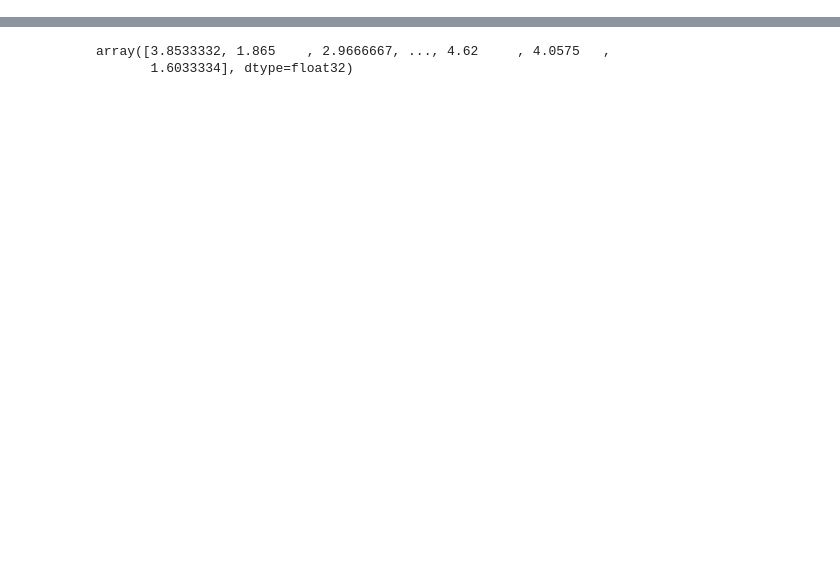
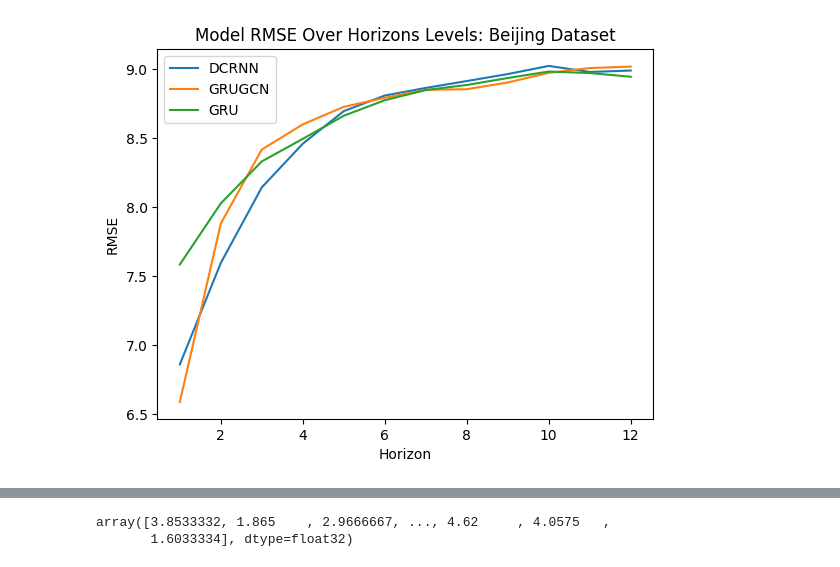
Before and after one commit to mattalajas/GEODE2025, a Jupyter notebook: Forecasting/pred.ipynb, the cells around one changed output, grey strips where cells are left out. Cells and saved outputs as stored; diff of their text form; code cells hidden in the pictures; blank space fills up the shorter version.

```diff
--- a/Forecasting/pred.ipynb
+++ b/Forecasting/pred.ipynb
@@ -187,0 +242,23 @@ Arguments ['edge_weight', 'edge_index'] are filtered out. Only args ['u', 'x'] a
+# %%
+titles = ['DCRNN', 'GRUGCN', 'GRU']
+
+for ind, deet in enumerate(deets):
+    model_rmses = []
+
+    for i in range(12):
+        y_hat = deet[0][:, i, :, :]
+        y_true = deet[1][:, i, :, :]
+        mask = deet[2]
+        rmse = numpy_metrics.rmse(y_hat, y_true, mask)
+
+        model_rmses.append(rmse)
+
+    plt.plot(range(1, len(model_rmses)+1), model_rmses, label=f'{titles[ind]}')
+
+plt.xlabel('Horizon')
+plt.ylabel('RMSE')
+plt.legend()
+plt.title('Model RMSE Over Horizons Levels: Beijing Dataset')
+plt.show()
+# %% [output]
+[figure, added]
```
Also changed, not shown: parts of 16 cells of this notebook, 17 other files.
